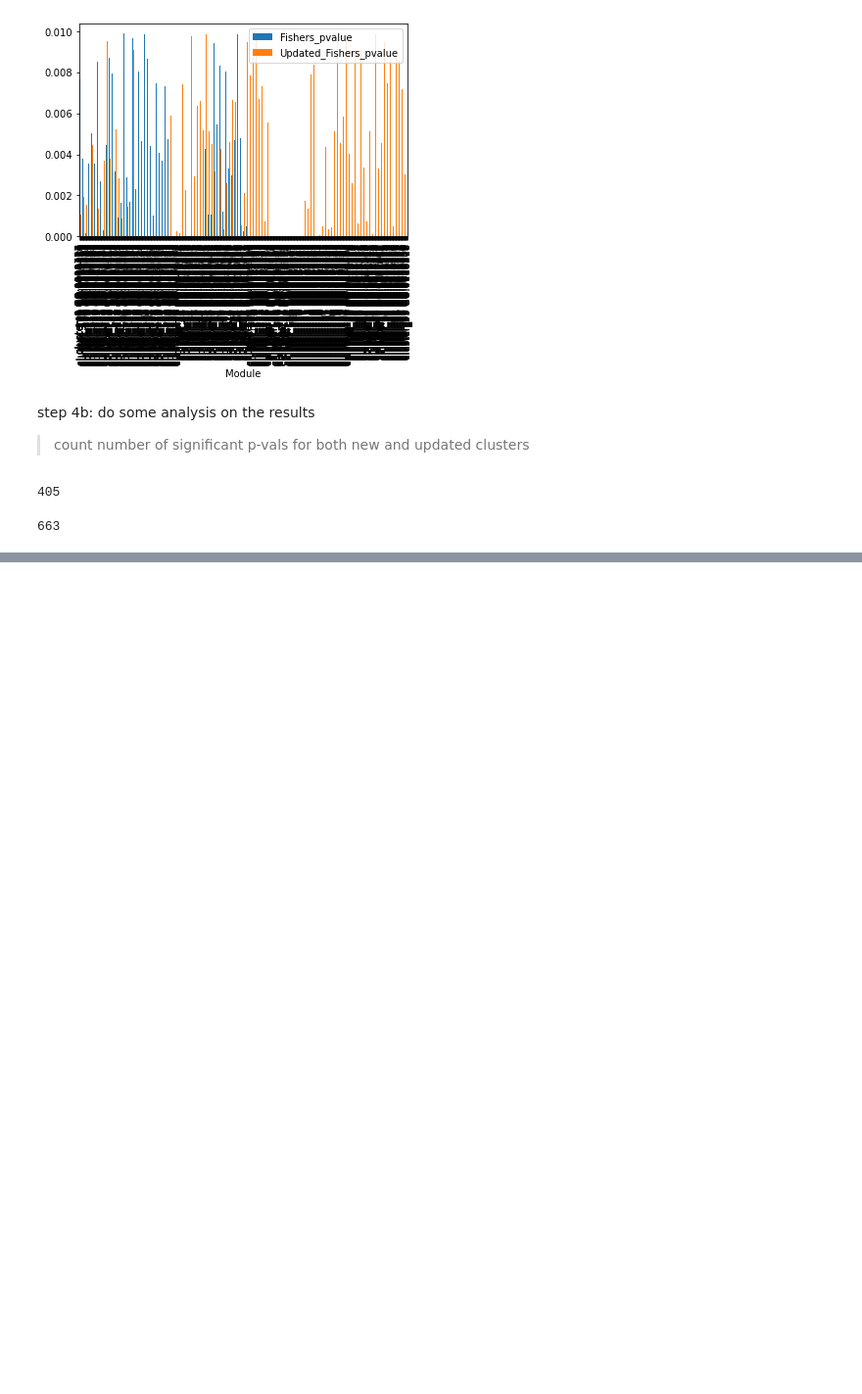
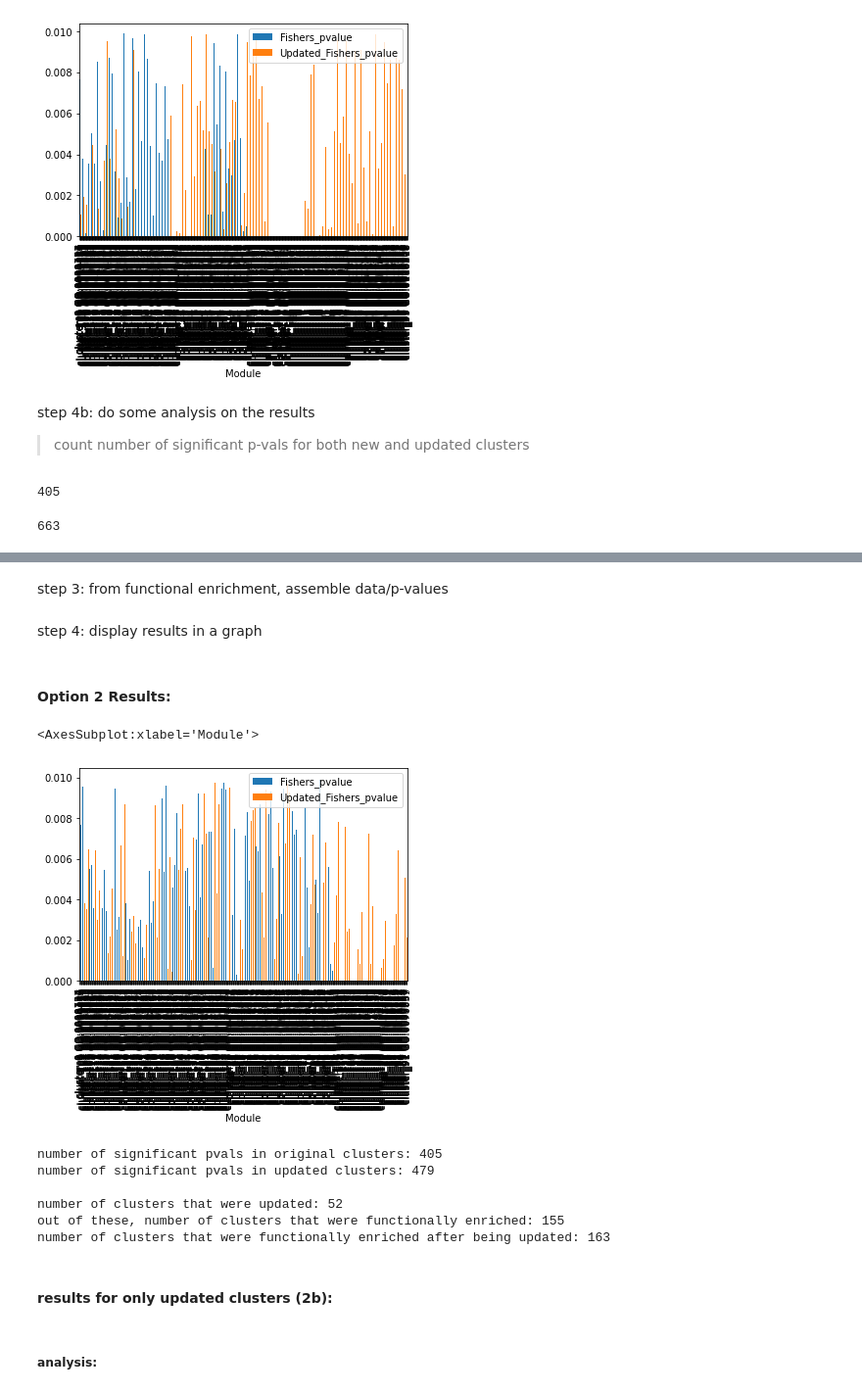
Before and after one commit to chrlatte/ClusteringWithDSD, a Jupyter notebook: src/new_analysis_notebook.ipynb, the cells around one changed output, grey strips where cells are left out. Shown at 98% size. Saved outputs shown, nothing was run; the diff lists cells and outputs as text; code cells hidden in the pictures; blank space fills up the shorter version.

```diff
--- a/src/new_analysis_notebook.ipynb
+++ b/src/new_analysis_notebook.ipynb
@@ -101,0 +271,54 @@ results_df_1['Updated_Fishers_pvalue'].count()
+# %%
+original_fe_2 = get_initialized_fe(genomic_background_filepath, term_mapping_filepath, termlist = all_go_terms)
+
+updated_fe_2 = get_initialized_fe(genomic_background_filepath, term_mapping_filepath, termlist = all_go_terms)
+
+original_fe_2.importFiles({'query': original_clusters_querylist_2 })
+original_fe_2.run(cluster=False)
+
+updated_fe_2.importFiles({'query': updated_clusters_querylist_2 })
+updated_fe_2.run(cluster=False)
+# %% [markdown]
+step 3: from functional enrichment, assemble data/p-values
+# %%
+# original:
+original_df_2 = original_fe_2.enrichment[['Module', 'Term', 'Fishers_pvalue']].copy()
+original_df_2['Module'] = original_df_2['Module'] + ' ' + original_df_2['Term']
+original_df_2.drop('Term', axis=1, inplace=True)
+
+# clusters with added proteins:
+updated_df_2 = updated_fe_2.enrichment[['Module', 'Term', 'Fishers_pvalue']].copy()
+
+updated_df_2['Module'] = updated_df_2['Module'] + ' ' + updated_df_2['Term']
+updated_df_2.drop('Term', axis=1, inplace=True)
+updated_df_2.rename(columns = {'Fishers_pvalue':'Updated_Fishers_pvalue'}, inplace = True)
+
+# combine into a single df:
+results_df_2 = pd.merge(original_df_2, updated_df_2, on=['Module'], how='outer')
+# %% [markdown]
+step 4: display results in a graph
+# %% [markdown]
+#### Option 2 Results:
+# %%
+results_df_2.plot(x="Module", y=["Fishers_pvalue", "Updated_Fishers_pvalue"], kind="bar")
+# %% [output]
+<AxesSubplot:xlabel='Module'>
+[figure, added]
+# %%
+print(f"number of significant pvals in original clusters: {results_df_2['Fishers_pvalue'].count()}")
+print(f"number of significant pvals in updated clusters: {results_df_2['Updated_Fishers_pvalue'].count()}\n")
+
+print(f"number of clusters that were updated: {len(qualifying_proteins_2.keys())}")
+print(f"number of clusters that were functionally enriched: {original_fe_2.enrichment['Module'].nunique()}")
+print(f"number of clusters that were functionally enriched after being updated: {updated_fe_2.enrichment['Module'].nunique()}")
+# %% [output]
+number of significant pvals in original clusters: 405
+number of significant pvals in updated clusters: 479
+
+number of clusters that were updated: 52
+out of these, number of clusters that were functionally enriched: 155
+number of clusters that were functionally enriched after being updated: 163
+# %% [markdown]
+#### results for only updated clusters (2b):
+# %% [markdown]
+##### analysis:
```
Also changed, not shown: parts of 41 cells of this notebook.
